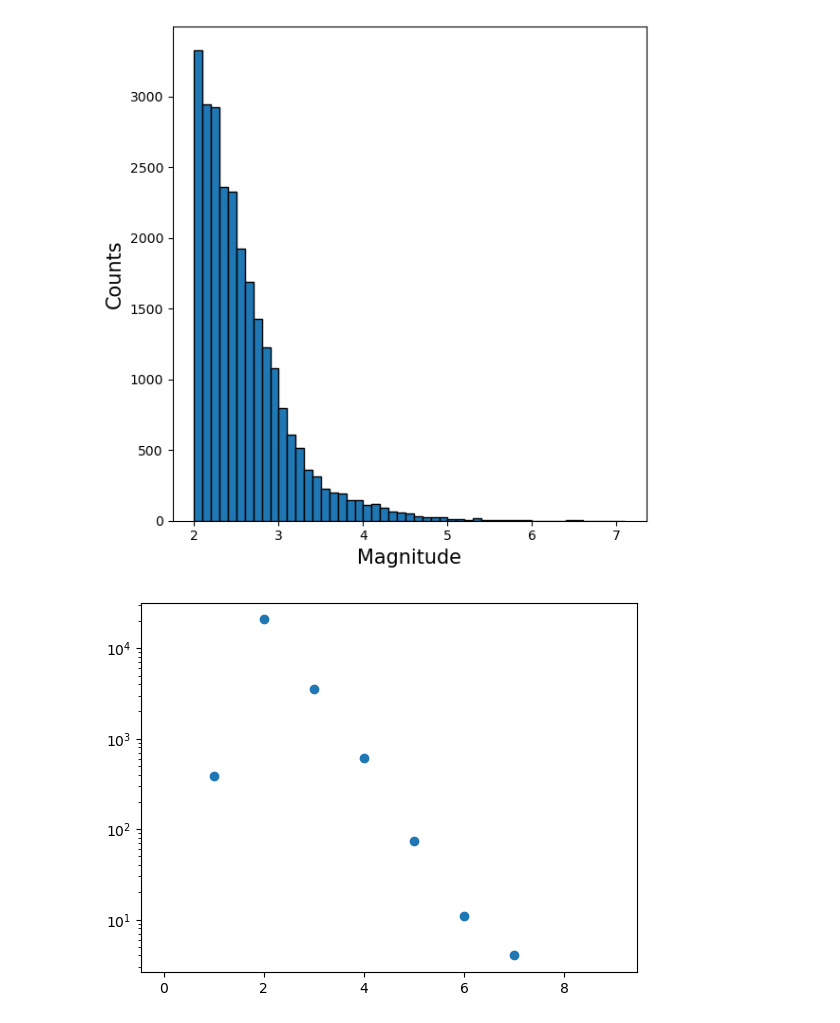
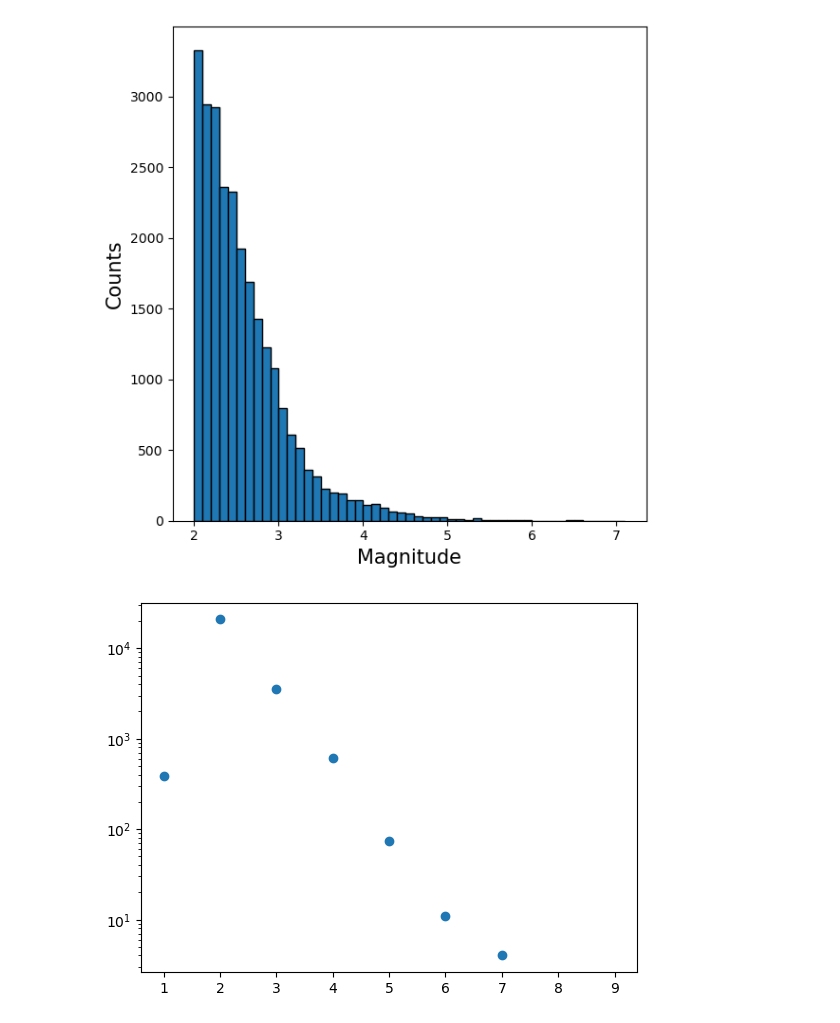
Before and after one commit to arif-geo/e_sci_data_analysis_test, a Jupyter notebook: eart_sci_data_analysis/HW_3/Linear_regression_on_earthquake_data.ipynb, the cells around one changed output. Drawn from its saved outputs; the diff is of its cells as text; code cells hidden in the pictures.

```diff
--- a/eart_sci_data_analysis/HW_3/Linear_regression_on_earthquake_data.ipynb
+++ b/eart_sci_data_analysis/HW_3/Linear_regression_on_earthquake_data.ipynb
@@ -125,18 +127,18 @@ Now creating bins.
 [figure]
 # %%
 # Create bins for magnitude ranges
-mag_bins = np.arange(0,11,1)
+mag_bins = np.arange(1,11,1)
 
 # Use pd.cut to create bins and then count the occurrences in each bin
 mag_counts = pd.cut(df['mag'], bins=mag_bins).value_counts().sort_index()
 mag_counts_df = pd.DataFrame(mag_counts).reset_index(drop=True)
 mag_counts_df
 
 fig, ax = plt.subplots()
 
-ax.scatter(np.arange(0,10,1), mag_counts_df['count'])
+ax.scatter(np.arange(1,10,1), mag_counts_df['count'])
 ax.set_yscale('log')
 
 plt.show()
 # %% [output]
-[figure, old version]
+[figure, new version]
```
Also changed, not shown: parts of 4 cells of this notebook, 1 other file.
